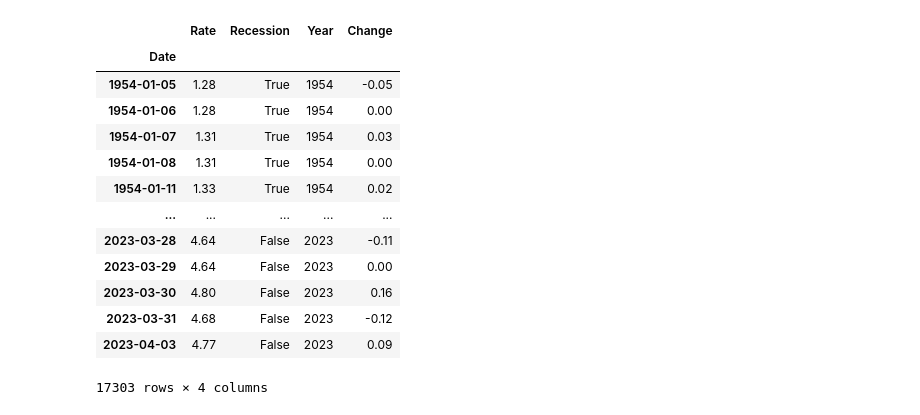
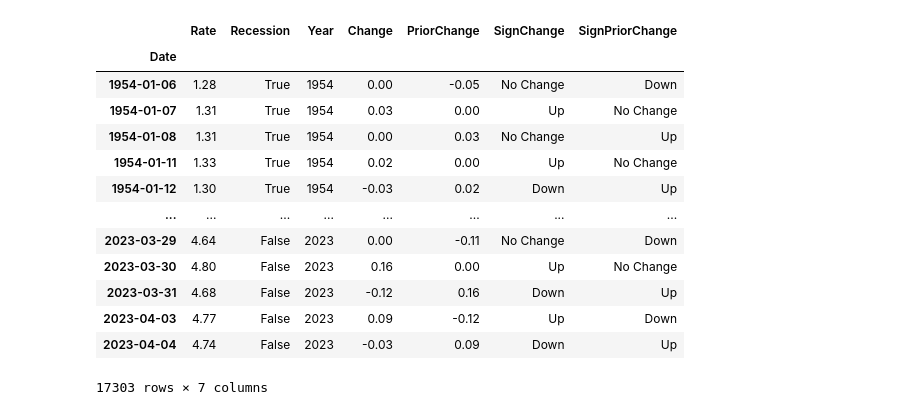
Before and after one commit to Farmhouse121/Adventures-in-Financial-Data-Science, a Jupyter notebook: Book/Section 2.4 Interest Rates/Section 2.4.1.4 Testing for Independence in the Direction of Changes of Interest Rates.ipynb, the cells around one changed output. Cells and saved outputs as stored; diff of their text form; code cells hidden in the pictures.

```diff
--- a/Book/Section 2.4 Interest Rates/Section 2.4.1.4 Testing for Independence in the Direction of Changes of Interest Rates.ipynb
+++ b/Book/Section 2.4 Interest Rates/Section 2.4.1.4 Testing for Independence in the Direction of Changes of Interest Rates.ipynb
@@ -14,33 +15,38 @@ Installing arch...
 # %%
 # get the bill rate data from Fred
 DTB3=pd.read_table('https://fred.stlouisfed.org/data/DTB3.txt',skiprows=11,sep=r'\s+',header=0).rename(columns={"VALUE":"Rate","DATE":"Date"}).set_index("Date")
 DTB3.index=pd.DatetimeIndex(DTB3.index).to_period('D')
 DTB3['Rate']=DTB3['Rate'].apply(lambda x:float(x) if x!='.' else np.nan)
 
 # join the recessions data (NBER data at Fred)
 USREC=pd.read_table('https://fred.stlouisfed.org/data/USREC.txt',skiprows=65,sep=r'\s+',header=0).rename(columns={"VALUE":"Recession","DATE":"Date"}).set_index("Date")
 USREC.index=pd.DatetimeIndex(USREC.index).to_period('D')
 DTB3=DTB3.merge(USREC,left_index=True,right_index=True,how='outer')
 DTB3['Recession'].ffill(inplace=True)
 DTB3['Recession']=DTB3['Recession'].apply(lambda x:True if x else False)
 DTB3.dropna(inplace=True)
 DTB3['Year']=DTB3.index.year
 DTB3.index=pd.DatetimeIndex(DTB3.index.to_timestamp()).to_period('B') # business days
+
+# enrich the data frame
 DTB3['Change']=DTB3['Rate']-DTB3['Rate'].shift().ffill() # changes that skip over holidays, why is this so hard?
+DTB3['PriorChange']=DTB3["Change"].shift().ffill()
 DTB3.dropna(inplace=True)
+DTB3['SignChange']=DTB3['Change'].apply(lambda x:"Up" if x>zero else "Down" if x<zero else "No Change")
+DTB3['SignPriorChange']=DTB3['PriorChange'].apply(lambda x:"Up" if x>zero else "Down" if x<zero else "No Change")
 display(DTB3)
 # %% [output]
-|  | Rate | Recession | Year | Change |
-| Date |  |  |  |  |
-| 1954-01-05 | 1.28 | True | 1954 | -0.05 |
-| 1954-01-06 | 1.28 | True | 1954 | 0.00 |
-| 1954-01-07 | 1.31 | True | 1954 | 0.03 |
-| 1954-01-08 | 1.31 | True | 1954 | 0.00 |
-| 1954-01-11 | 1.33 | True | 1954 | 0.02 |
-| ... | ... | ... | ... | ... |
-| 2023-03-28 | 4.64 | False | 2023 | -0.11 |
-| 2023-03-29 | 4.64 | False | 2023 | 0.00 |
-| 2023-03-30 | 4.80 | False | 2023 | 0.16 |
-| 2023-03-31 | 4.68 | False | 2023 | -0.12 |
-| 2023-04-03 | 4.77 | False | 2023 | 0.09 |
+|  | Rate | Recession | Year | Change | PriorChange | SignChange | SignPriorChange |
+| Date |  |  |  |  |  |  |  |
+| 1954-01-06 | 1.28 | True | 1954 | 0.00 | -0.05 | No Change | Down |
+| 1954-01-07 | 1.31 | True | 1954 | 0.03 | 0.00 | Up | No Change |
+| 1954-01-08 | 1.31 | True | 1954 | 0.00 | 0.03 | No Change | Up |
+| 1954-01-11 | 1.33 | True | 1954 | 0.02 | 0.00 | Up | No Change |
+| 1954-01-12 | 1.30 | True | 1954 | -0.03 | 0.02 | Down | Up |
+| ... | ... | ... | ... | ... | ... | ... | ... |
+| 2023-03-29 | 4.64 | False | 2023 | 0.00 | -0.11 | No Change | Down |
+| 2023-03-30 | 4.80 | False | 2023 | 0.16 | 0.00 | Up | No Change |
+| 2023-03-31 | 4.68 | False | 2023 | -0.12 | 0.16 | Down | Up |
+| 2023-04-03 | 4.77 | False | 2023 | 0.09 | -0.12 | Up | Down |
+| 2023-04-04 | 4.74 | False | 2023 | -0.03 | 0.09 | Down | Up |
-17303 rows × 4 columns
+17303 rows × 7 columns
```
Also changed, not shown: parts of 3 cells of this notebook.
